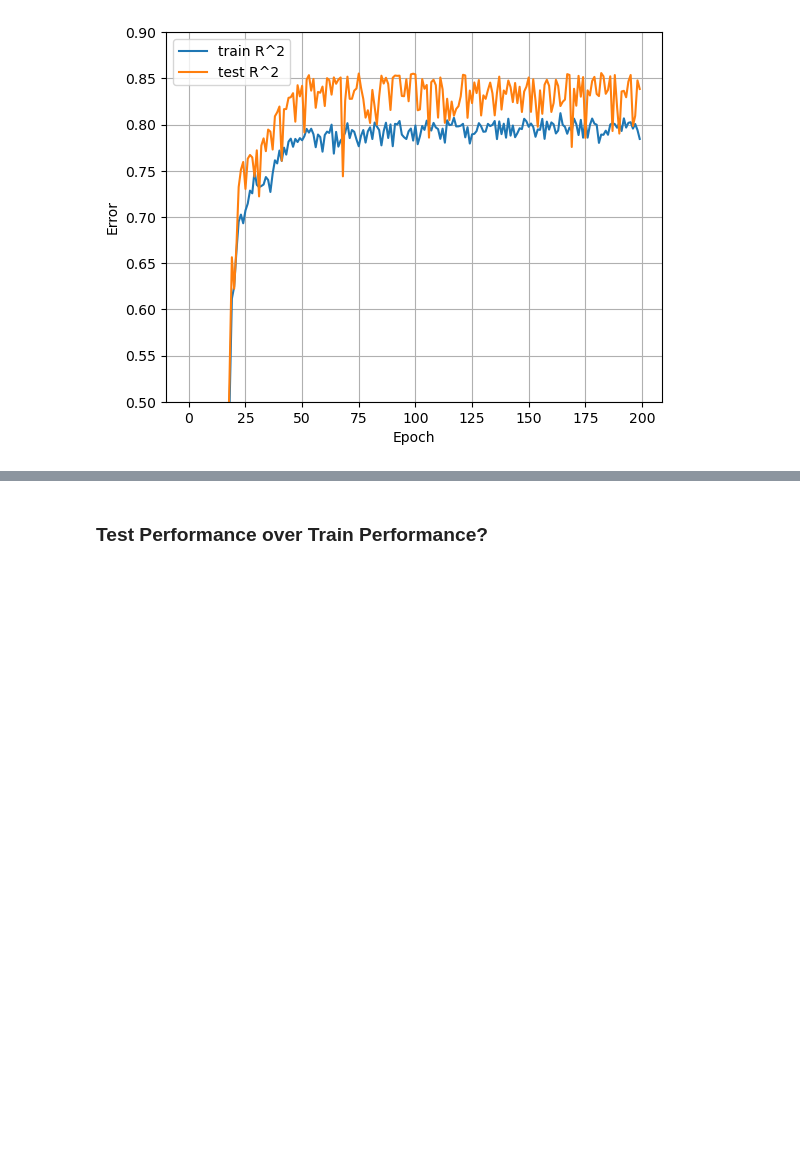
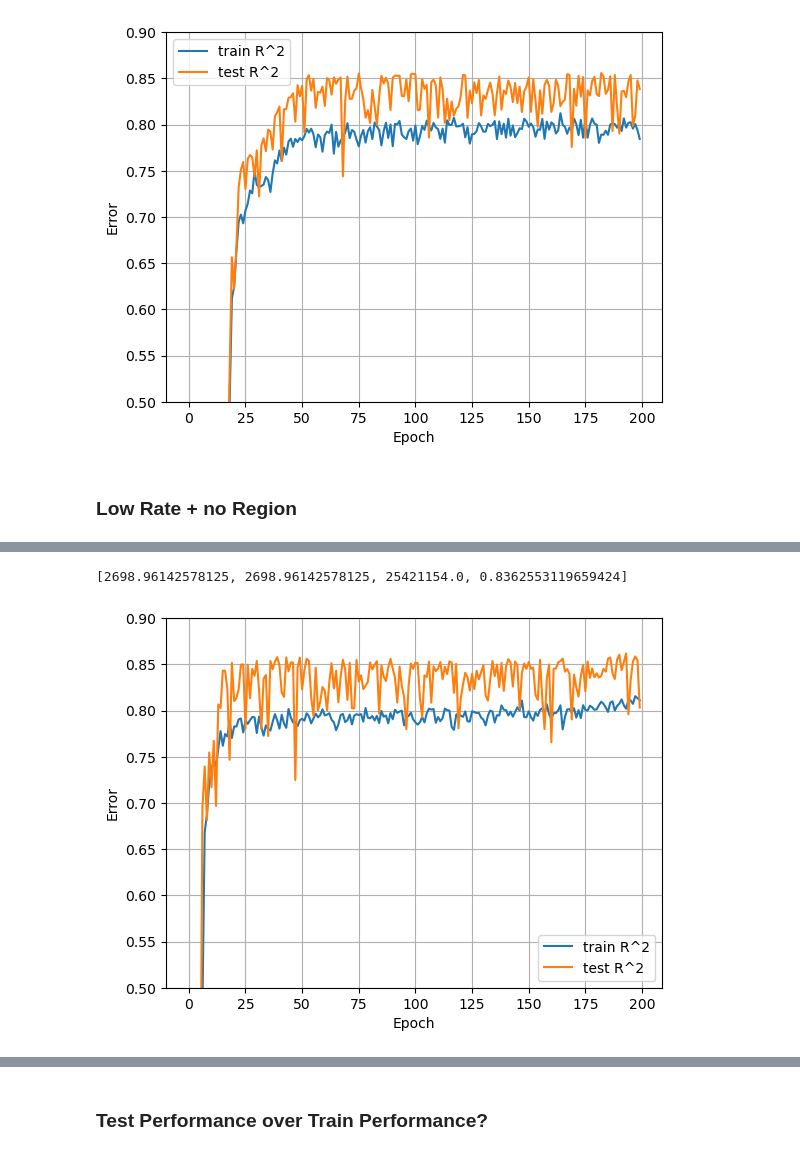
Before and after one commit to tkuentzler/fl-official-statistics-addon-review, a Jupyter notebook: dev-OH/02_med_DL.ipynb, the cells around one changed output, grey strips where cells are left out. Cells and saved outputs as stored; diff of their text form; code cells hidden in the pictures; blank space fills up the shorter version.

Commit message:
add experiments.

```diff
--- a/dev-OH/02_med_DL.ipynb
+++ b/dev-OH/02_med_DL.ipynb
@@ -427,3 +427,42 @@ perf
 9/9 [==============================] - 0s 974us/step - loss: 2088.2861 - mae: 2088.2861 - mean_squared_error: 20903340.0000 - r_square: 0.8654
 [2088.2861328125, 2088.2861328125, 20903340.0, 0.8653558492660522]
 [figure]
+# %% [markdown]
+### Low Rate + no Region
+# %%
+ex = "noregion_lowrate"
+ex_nr = str(len(glob("output/plots/*medins*")) + 1).zfill(3)
+
+# DNN: compose and compile
+dnn_model = Sequential([
+    keras.Input(shape=(5,)),
+    Dense(32, activation='relu'),
+    Dropout(0.05),
+    Dense(16, activation='relu'),
+    Dense(1)
+])
+
+dnn_model.compile(loss=tf.losses.mae,
+                  optimizer=tf.optimizers.SGD(learning_rate = 0.0025),
+                  metrics=["mae", 'mean_squared_error', RSquare()]
+                  )
+
+# DNN: train
+dnn_history = dnn_model.fit(
+    X_train_noregion,
+    y_train,
+    shuffle=True,
+    validation_split=validation_split_size,
+    batch_size=10,
+    verbose=0,
+    epochs=200)
+
+cur_time = datetime.now().strftime("%Y%m%d-%H%M%S")
+
+plot_loss(
+    dnn_history, y_min=0.5, y_max=0.9,
+    save_path="output/plots/"+"007"+"_medins_dnn_experiment_"+ ex +"-"+cur_time+".jpg")
+
+perf = dnn_history.model.evaluate(X_test_noregion, y_test)
+perf
+# %% [output]
@@ -429,0 +470,2 @@ perf
+[2698.96142578125, 2698.96142578125, 25421154.0, 0.8362553119659424]
+[figure, added]
```
Also changed, not shown: parts of 8 cells of this notebook, 17 other files.
